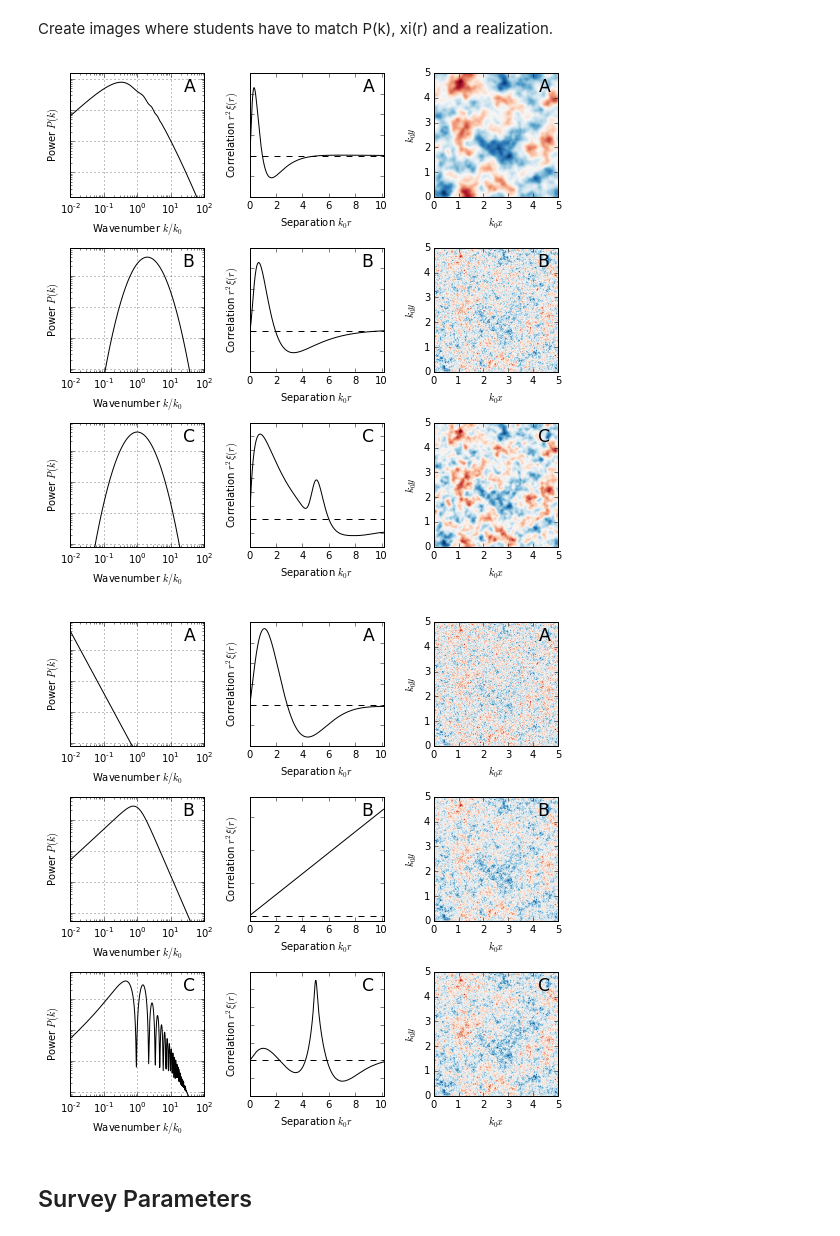
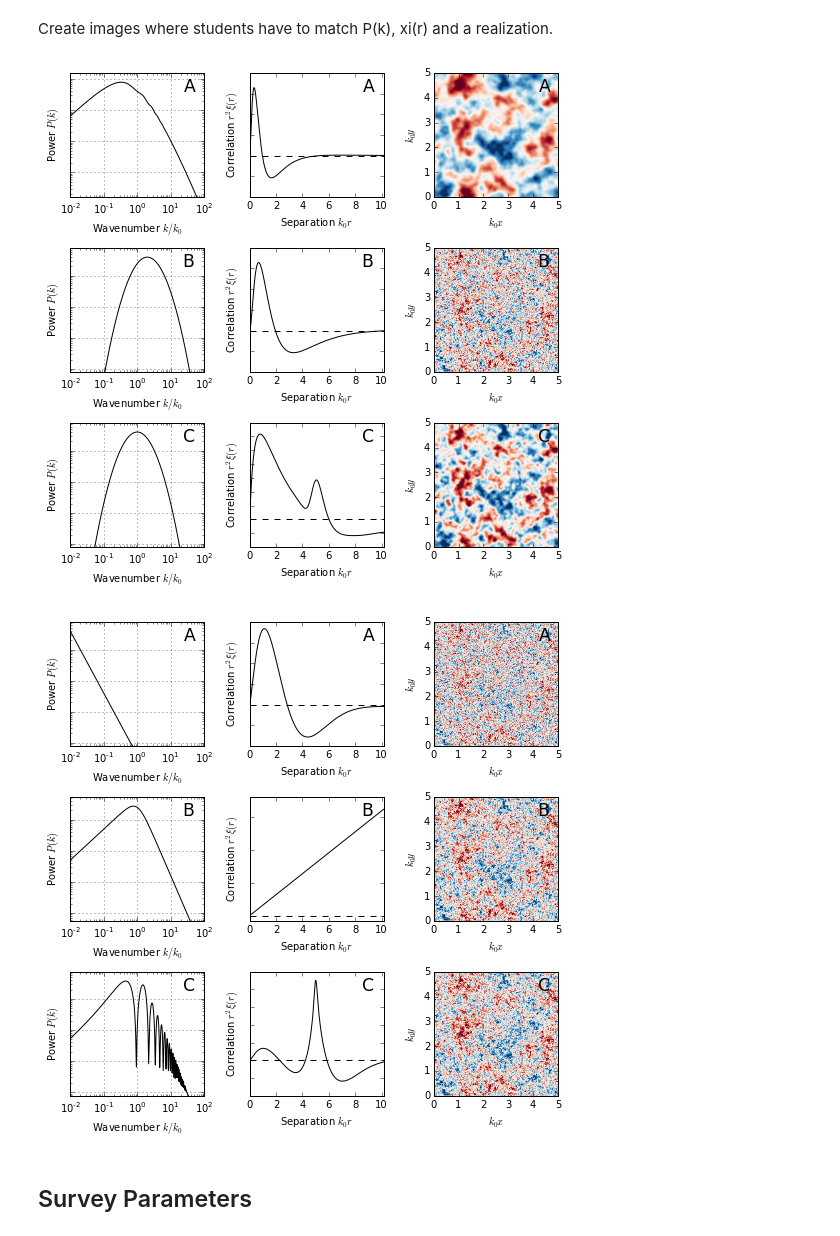
Before and after one commit to DarkEnergyScienceCollaboration/DESchool_LSS_Stats, a Jupyter notebook: LargeScaleStructureStatistics/LargeScaleStructureStatistics.ipynb, the cells around one changed output. Cells and saved outputs as stored; diff of their text form; code cells hidden in the pictures.

```diff
--- a/LargeScaleStructureStatistics/LargeScaleStructureStatistics.ipynb
+++ b/LargeScaleStructureStatistics/LargeScaleStructureStatistics.ipynb
@@ -17,6 +17,14 @@ import scipy.fftpack
 # %%
 # yt is not included in anaconda but installs easily with "pip install yt"
 import yt
+# %%
+# Display a 2D density field using a color map where 0 = white, >0 is red, <0 is blue.
+# The input data is assumed to have a mean near zero.
+def slice_plot(data,clip_percent=1.,**kwargs):
+    lo,hi = np.percentile(data,(clip_percent,100.-clip_percent))
+    assert lo < 0. and hi > 0.
+    cut = 0.5*(hi-lo)
+    plt.imshow(data,cmap='RdBu_r',vmin=lo,vmax=hi,**kwargs)
 # %% [markdown]
 ## Fiducial Cosmology
 # %%
@@ -238,7 +243,7 @@ def plot_xi(data,label):
     plt.annotate(label,xy=(0.85,0.85),xycoords='axes fraction',fontsize='xx-large')
 
 def plot_slice(data,label):
-    plt.imshow(data,cmap='RdBu_r',extent=(0.,5.,0.,5.))
+    slice_plot(data,extent=(0.,5.,0.,5.))
     plt.xlabel('$k_{0}x$')
     plt.ylabel('$k_{0}y$')
     plt.annotate(label,xy=(0.85,0.85),xycoords='axes fraction',fontsize='xx-large')
@@ -276,9 +281,9 @@ def match1(save_name=None):
     plt.tight_layout()
     if save_name:
         plt.savefig(save_name)
-match1('match1.pdf')
+match1('plots/match1.pdf')
 # %% [output]
-[figure, old version]
+[figure, new version]
 # %%
 def match2(save_name=None):
     fig = plt.figure(figsize=(7.5,7.5))
@@ -287,35 +292,35 @@ def match2(save_name=None):
     plot_Pk(noscale_Pk,'A')
     # powerlaw P(k)
     plt.subplot(3,3,4)
     plot_Pk(powerlaw_Pk,'B')
     # wiggles P(k)
     plt.subplot(3,3,7)
     plot_Pk(wiggles_Pk,'C')
     # powerlaw xi(r)
     plt.subplot(3,3,2)
     plot_xi(powerlaw_xi,'A')
     # noscale xi(r)
     plt.subplot(3,3,5)
     plot_xi(noscale_xi,'B')
     # wiggles xi(r)
     plt.subplot(3,3,8)
     plot_xi(wiggles_xi,'C')
     # noscale realization
     plt.subplot(3,3,3)
     plot_slice(noscale_slice,'A')
     # powerlaw realization
     plt.subplot(3,3,6)
     plot_slice(powerlaw_slice,'B')
     # wiggles realization
     plt.subplot(3,3,9)
     plot_slice(wiggles_slice,'C')
     #
     plt.tight_layout()
     if save_name:
         plt.savefig(save_name)
-match2('match2.pdf')
+match2('plots/match2.pdf')
 # %% [output]
-[figure, old version]
+[figure, new version]
 # %% [markdown]
 ## Survey Parameters
 # %% [markdown]
```
Also changed, not shown: parts of 18 cells of this notebook, 9 other files.
